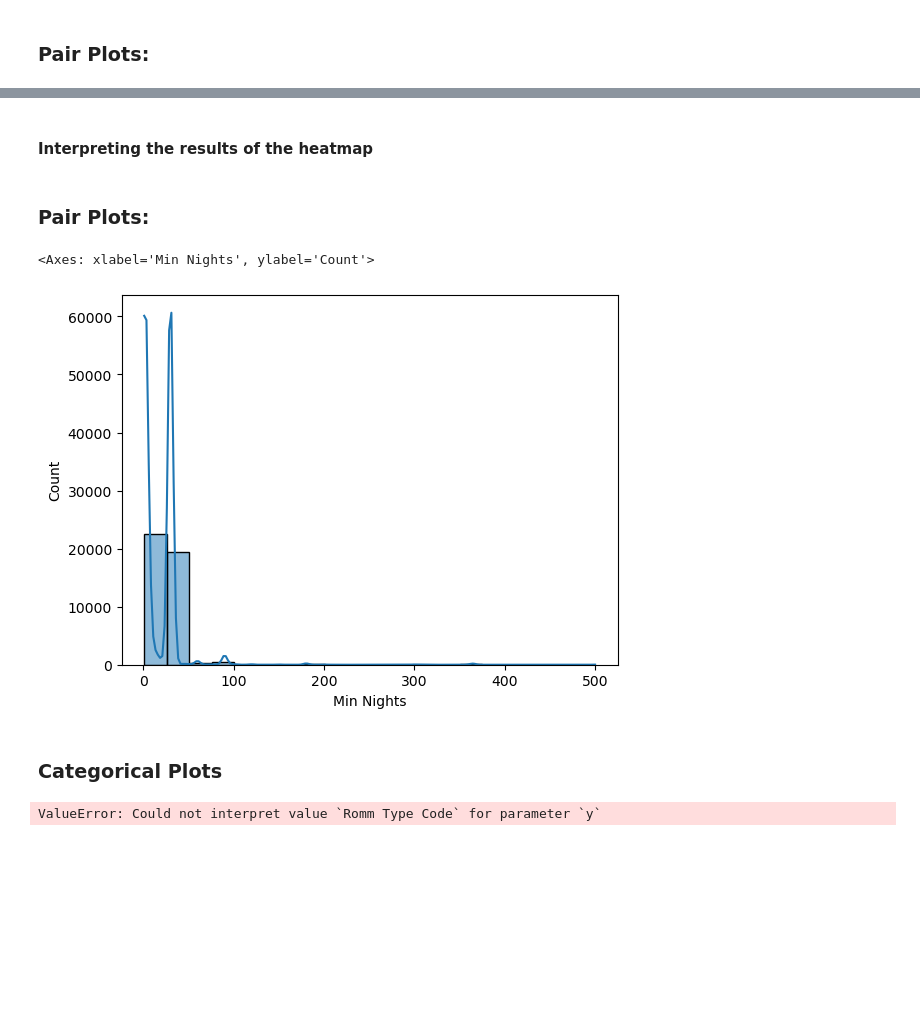
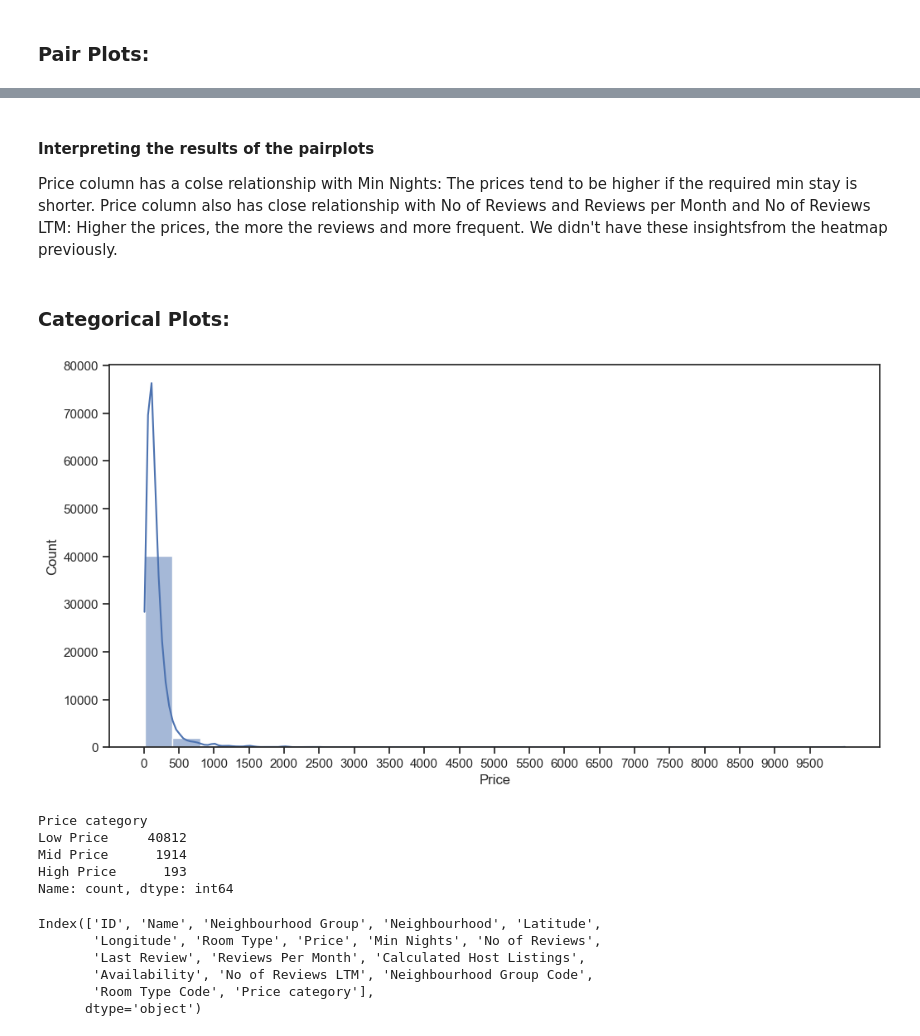
Before and after one commit to slcnyrnc/2023-NYC-Airbnb-Analysis, a Jupyter notebook: 03.Scripts/6.2 Exploring Relationships.ipynb, the cells around one changed output, grey strips where cells are left out. Cells and saved outputs as stored; diff of their text form; code cells hidden in the pictures; blank space fills up the shorter version.

```diff
--- a/03.Scripts/6.2 Exploring Relationships.ipynb
+++ b/03.Scripts/6.2 Exploring Relationships.ipynb
@@ -209,2 +236,4 @@ g = sns.pairplot(subset_df_3)
 # %% [markdown]
-#### Interpreting the results of the heatmap
+#### Interpreting the results of the pairplots
+
+Price column has a colse relationship with Min Nights: The prices tend to be higher if the required min stay is shorter. Price column also has close relationship with No of Reviews and Reviews per Month and No of Reviews LTM: Higher the prices, the more the reviews and more frequent. We didn't have these insightsfrom the heatmap previously.
@@ -211,16 +244,9 @@ g = sns.pairplot(subset_df_3)
 # %% [markdown]
-### Pair Plots:
+### Categorical Plots:
 # %%
-sns.histplot(subset_df_3['Min Nights'], bins = 20, kde = True)
+plt.figure(figsize=(12, 6))
+sns.histplot(df_3['Price'], bins=25, kde=True)
+plt.xticks(np.arange(0, 10000, 500))
+plt.show()
 # %% [output]
-<Axes: xlabel='Min Nights', ylabel='Count'>
-[figure, old version]
+[figure, new version]
-# %% [markdown]
-### Categorical Plots
-# %%
-# Create a categorical plot in seaborn using the price categories created above
-
-sns.set(style="ticks")
-g = sns.catplot(x='Price', y='Romm Type Code', hue='Room Type Code', data=subset_df_3)
-# %% [output]
-ValueError: Could not interpret value `Romm Type Code` for parameter `y`
@@ -226,0 +259,17 @@ ValueError: Could not interpret value `Romm Type Code` for parameter `y`
+# %%
+df_3['Price category'].value_counts(dropna=False)
+# %% [output]
+Price category
+Low Price     40812
+Mid Price      1914
+High Price      193
+Name: count, dtype: int64
+# %%
+df_3.columns
+# %% [output]
+Index(['ID', 'Name', 'Neighbourhood Group', 'Neighbourhood', 'Latitude',
+       'Longitude', 'Room Type', 'Price', 'Min Nights', 'No of Reviews',
+       'Last Review', 'Reviews Per Month', 'Calculated Host Listings',
+       'Availability', 'No of Reviews LTM', 'Neighbourhood Group Code',
+       'Room Type Code', 'Price category'],
+      dtype='object')
```
Also changed, not shown: parts of 20 cells of this notebook, 10 other files.
